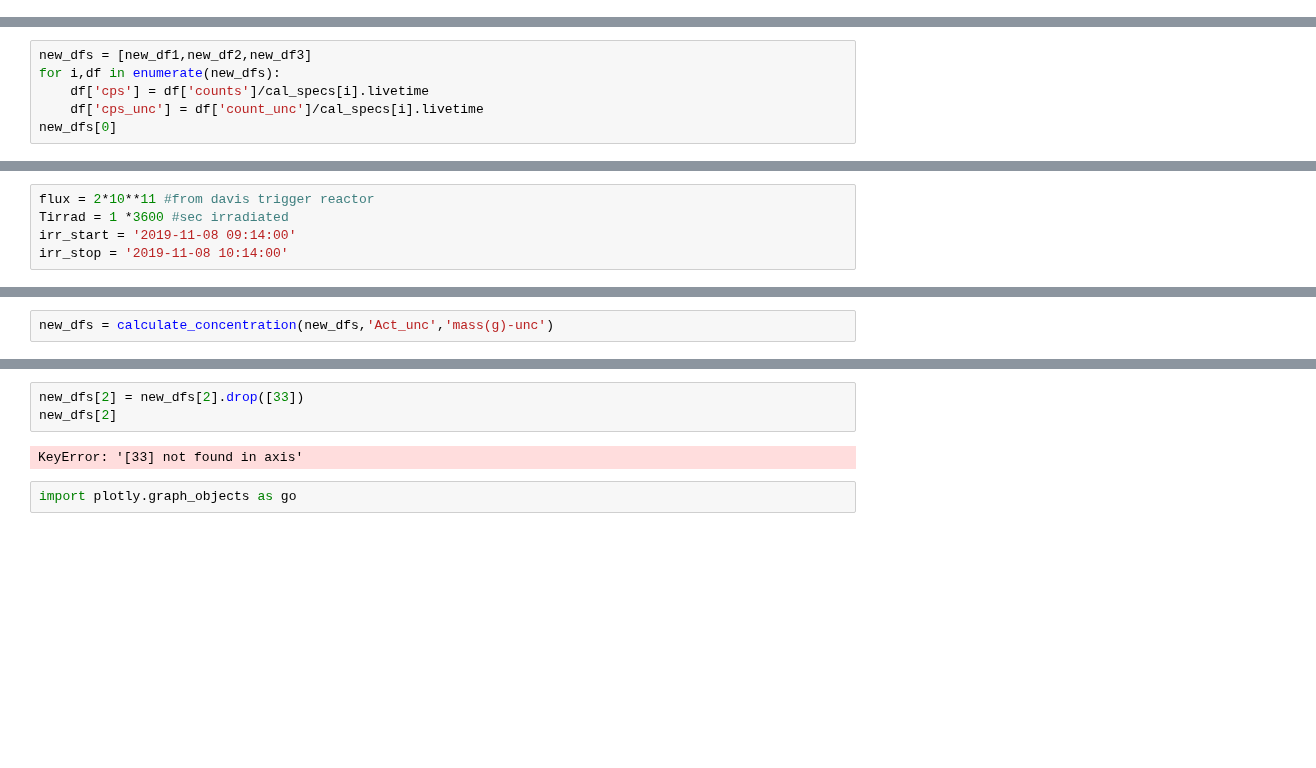
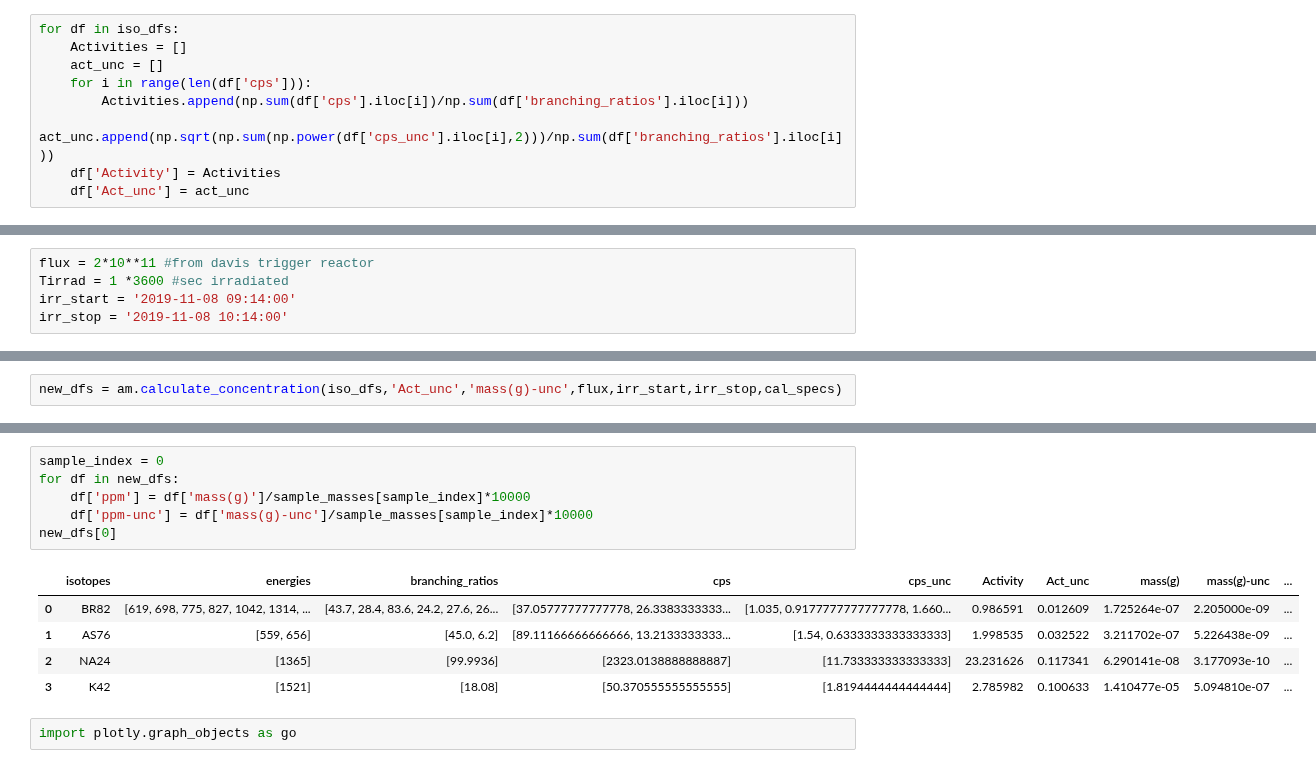
Before and after one commit to bearing/radwatch-analysis, a Jupyter notebook: NAA/NAA-Fall-2020-Ali-Testing.ipynb, the cells around one changed output, grey strips where cells are left out. Saved outputs shown, nothing was run; the diff lists cells and outputs as text; blank space fills up the shorter version.

```diff
--- a/NAA/NAA-Fall-2020-Ali-Testing.ipynb
+++ b/NAA/NAA-Fall-2020-Ali-Testing.ipynb
@@ -220,3 +265,12 @@ array([ 409,  508,  557,  616,  654,  695,  773,  824, 1040, 1211, 1312,
+# %%
+for df in iso_dfs:
+    Activities = []
+    act_unc = []
+    for i in range(len(df['cps'])):
+        Activities.append(np.sum(df['cps'].iloc[i])/np.sum(df['branching_ratios'].iloc[i]))
+        act_unc.append(np.sqrt(np.sum(np.power(df['cps_unc'].iloc[i],2)))/np.sum(df['branching_ratios'].iloc[i]))
+    df['Activity'] = Activities
+    df['Act_unc'] = act_unc
 # %%
 iso_dfs[0]
 # %% [output]
@@ -309,6 +281,0 @@ new_df3
-# %%
-new_dfs = [new_df1,new_df2,new_df3]
-for i,df in enumerate(new_dfs):
-    df['cps'] = df['counts']/cal_specs[i].livetime
-    df['cps_unc'] = df['count_unc']/cal_specs[i].livetime
-new_dfs[0]
@@ -387,2 +294,2 @@ x-sec =  531.4
 # %%
-new_dfs = calculate_concentration(new_dfs,'Act_unc','mass(g)-unc')
+new_dfs = am.calculate_concentration(iso_dfs,'Act_unc','mass(g)-unc',flux,irr_start,irr_stop,cal_specs)
@@ -410,8 +304,15 @@ new_dfs[0]
-# %%
-new_dfs[2] = new_dfs[2].drop([33])
-new_dfs[2]
-# %% [output]
-KeyError: '[33] not found in axis'
+# %%
+sample_index = 0
+for df in new_dfs:
+    df['ppm'] = df['mass(g)']/sample_masses[sample_index]*10000
+    df['ppm-unc'] = df['mass(g)-unc']/sample_masses[sample_index]*10000
+new_dfs[0]
+# %% [output]
+|  | isotopes | energies | branching_ratios | cps | cps_unc | Activity | Act_unc | mass(g) | mass(g)-unc | ... |
+| 0 | BR82 | [619, 698, 775, 827, 1042, 1314, ... | [43.7, 28.4, 83.6, 24.2, 27.6, 26... | [37.05777777777778, 26.3383333333... | [1.035, 0.9177777777777778, 1.660... | 0.986591 | 0.012609 | 1.725264e-07 | 2.205000e-09 | ... |
+| 1 | AS76 | [559, 656] | [45.0, 6.2] | [89.11166666666666, 13.2133333333... | [1.54, 0.6333333333333333] | 1.998535 | 0.032522 | 3.211702e-07 | 5.226438e-09 | ... |
+| 2 | NA24 | [1365] | [99.9936] | [2323.0138888888887] | [11.733333333333333] | 23.231626 | 0.117341 | 6.290141e-08 | 3.177093e-10 | ... |
+| 3 | K42 | [1521] | [18.08] | [50.370555555555555] | [1.8194444444444444] | 2.785982 | 0.100633 | 1.410477e-05 | 5.094810e-07 | ... |
 # %%
 import plotly.graph_objects as go
 # %%
```
Also changed, not shown: parts of 28 cells of this notebook, 7 other files.
